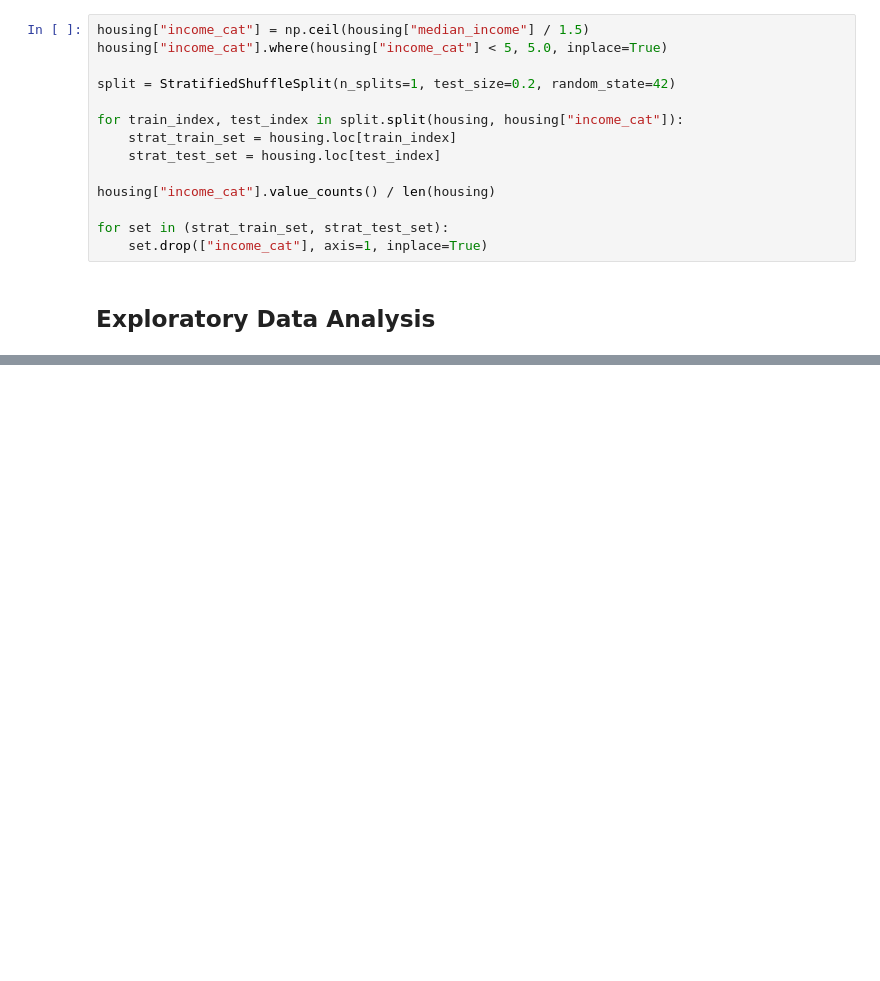
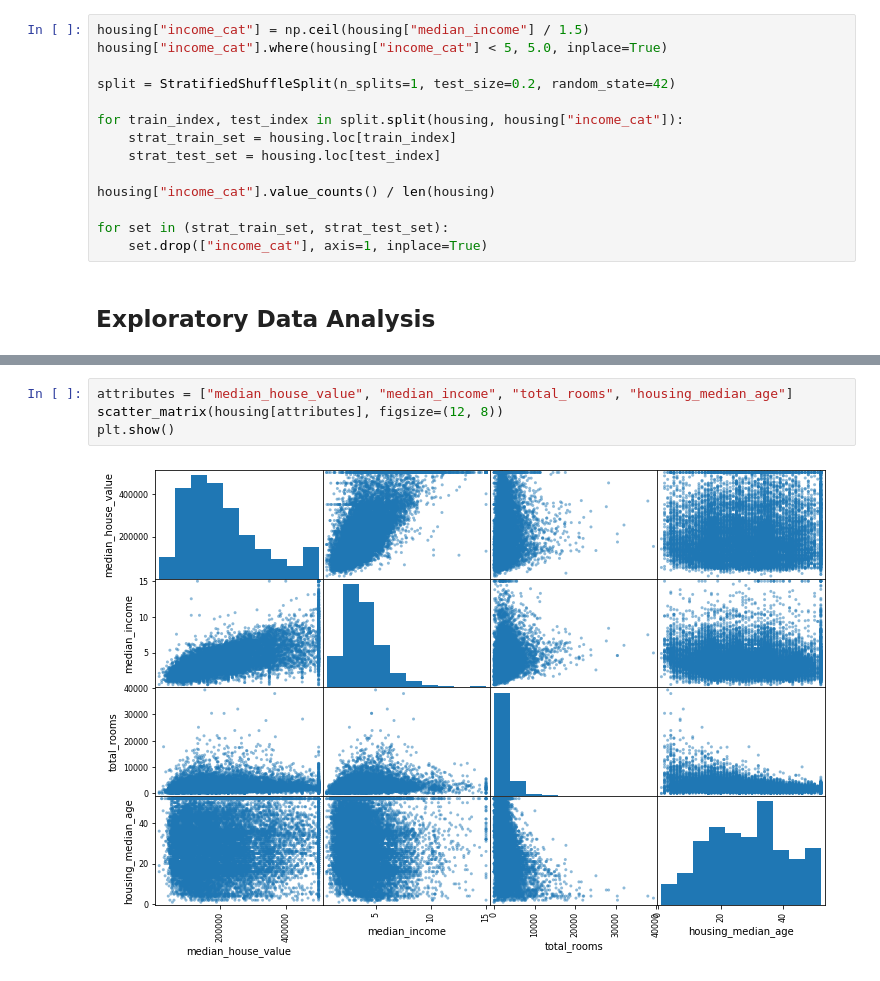
Before and after one commit to sanatanonline/pynb-codes, a Jupyter notebook: src/housing.ipynb, the cells around one changed output, grey strips where cells are left out. Drawn from its saved outputs; the diff is of its cells as text; blank space fills up the shorter version.

```diff
--- a/src/housing.ipynb
+++ b/src/housing.ipynb
@@ -121,0 +180,6 @@ for set in (strat_train_set, strat_test_set):
+# %%
+attributes = ["median_house_value", "median_income", "total_rooms", "housing_median_age"]
+scatter_matrix(housing[attributes], figsize=(12, 8))
+plt.show()
+# %% [output]
+[figure, added]
```
Also changed, not shown: parts of 20 cells of this notebook, 1 other file.
